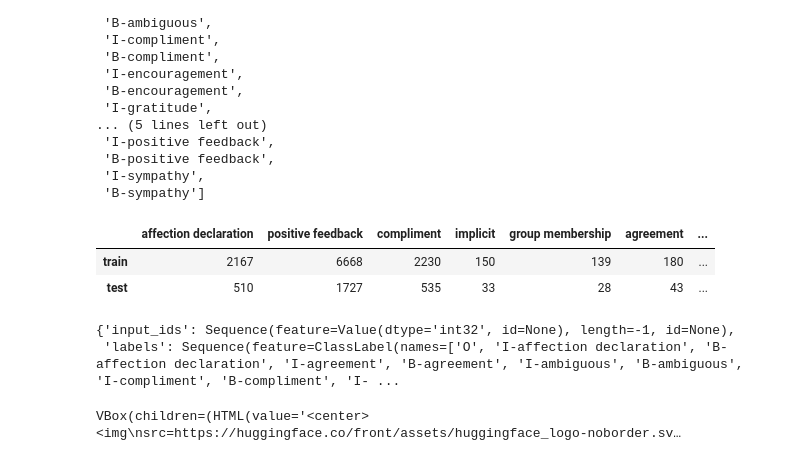
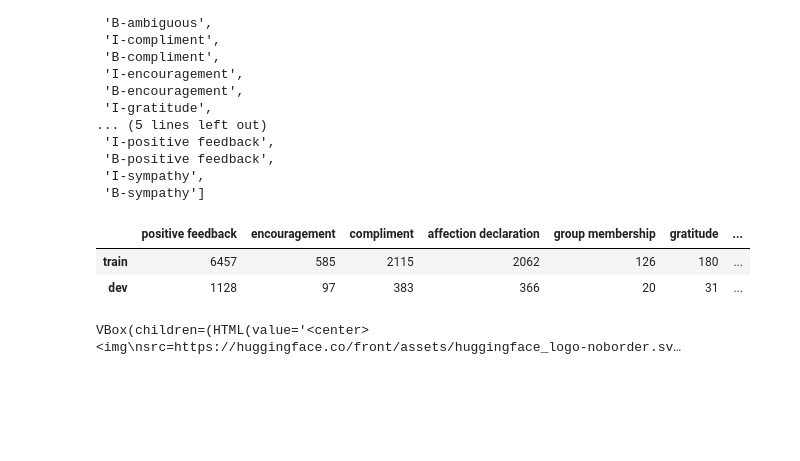
Before and after one commit to WiebkePetersen/GermevalFlausch, a Jupyter notebook: flausch_task2.ipynb, the cells around one changed output. Drawn from its saved outputs; the diff is of its cells as text; code cells hidden in the pictures; blank space fills up the shorter version.

Commit message:
test and train sets as json not csv files

```diff
--- a/flausch_task2.ipynb
+++ b/flausch_task2.ipynb
@@ -71,3 +195,8 @@ test_task2.to_csv(path + "test_task2.csv", index=False, encoding='utf-8')
 # %%
-data = pd.read_csv(path + "train_task1.csv", encoding='utf-8')
-data2 = pd.read_csv(path + "train_task2.csv", encoding='utf-8')
+import pandas as pd
+import os
+import sys
+import numpy as np
+
+# work with the train data only
+data = pd.read_json(path + "train_task1.json")
@@ -262,7 +276,7 @@ def align_labels_with_tokens(tokenizer, data, tag2id):
 
     return tokenized_input["input_ids"], label_ids
 # %%
-i=3
+i=4
 input_ids, label_ids = align_labels_with_tokens(tokenizer, dataflausch.loc[i], tag2id)
 ex_spans = dataflausch["spans"][i]
 
@@ -311,8 +325,6 @@ for idx, row in dataflausch.iterrows():
 
 print("Alle Texte erfolgreich vorverarbeitet.")
 print(f"Anzahl vorbereiteter Beispiele: {len(all_input_ids)}")
-
-
 
 max_label_id = max(id2tag.keys())
 id2tag_ordered_list = [None] * (max_label_id + 1) # Erstelle eine Liste der richtigen Größe
@@ -348,25 +360,20 @@ print(f"Token (decoded): {[tokenizer.decode(t) for t in first_input_ids]}")
 print(f"Labels (decoded): {[id2tag[l] for l in first_labels_ids]}")
 
 
-# Teile das Dataset in Trainings- Dev- und Testsets auf (80% Training, 10% Development, 10% Test)
-split_dataset = prepared_dataset.train_test_split(test_size=0.2, seed=42)
+# Teile das Dataset in Trainings- und Devsets auf (85% Training, 15% Development)
+# Remember the current dataset is 90% of the original one. 10% test data have been already set aside
+split_dataset = prepared_dataset.train_test_split(test_size=0.15, seed=42)
 train_dataset = split_dataset['train']
-dev_test_dataset = split_dataset['test']
-# Teile das Dev-Testset weiter in Dev und Test (50% Dev, 50% Test)
-dev_test_split = dev_test_dataset.train_test_split(test_size=0.5, seed=42)
-dev_dataset = dev_test_split['train']
-test_dataset = dev_test_split['test']
+dev_dataset = split_dataset['test']
 
 # create one datasetdict for train, dev and test
 from datasets import DatasetDict
 dataset_dict = DatasetDict({
     'train': train_dataset,
     'dev': dev_dataset,
-    'test': test_dataset
 })
 
 print(f"\nTrainingsdatensatzgröße: {len(train_dataset)}")
 print(f"Entwicklungsdatensatzgröße: {len(dev_dataset)}")
-print(f"Testdatensatzgröße: {len(test_dataset)}")
 # %% [output]
 Beginne mit der Vorverarbeitung des DataFrames...
@@ -416,41 +424,36 @@ dataset_dict["train"].features["labels"].feature.names
 # %%
 from collections import defaultdict, Counter
 
 retrieved_id2tag_ordered_list = train_dataset.features['labels'].feature.names
 
 # Initialisiere das Dictionary, um die Häufigkeiten zu speichern
 split2freqs = defaultdict(Counter)
 
 
 # Iteriere durch die Splits
-for split_name, dataset_split in split_dataset.items():
+for split_name, dataset_split in dataset_dict.items():
     # Iteriere durch jedes Beispiel im aktuellen Dataset-Split
     for example in dataset_split:
         label_ids_for_example = example['labels']
         for label_id in label_ids_for_example:
             # Konvertiere die numerische Label-ID zurück in den String-Tag
             tag_str = retrieved_id2tag_ordered_list[label_id]
 
             # Prüfe, ob es sich um einen "B-" Tag handelt
             if tag_str.startswith("B-"):
                 # Extrahiere den eigentlichen Entitätstyp (z.B. "ORG" aus "B-ORG")
                 tag_type = tag_str.split("-")[1]
                 # Inkrementiere den Zähler für diesen Split und diesen Entitätstyp
                 split2freqs[split_name][tag_type] += 1
 
 # Erstelle ein Pandas DataFrame aus den gesammelten Häufigkeiten für eine bessere Übersicht
 label_frequency_df = pd.DataFrame.from_dict(split2freqs, orient="index").fillna(0).astype(int)
 
 label_frequency_df
 # %% [output]
-|  | affection declaration | positive feedback | compliment | implicit | group membership | agreement | ... |
-| train | 2167 | 6668 | 2230 | 150 | 139 | 180 | ... |
-| test | 510 | 1727 | 535 | 33 | 28 | 43 | ... |
+|  | positive feedback | encouragement | compliment | affection declaration | group membership | gratitude | ... |
+| train | 6457 | 585 | 2115 | 2062 | 126 | 180 | ... |
+| dev | 1128 | 97 | 383 | 366 | 20 | 31 | ... |
-# %%
-dataset_dict["test"].features
-# %% [output]
-{'input_ids': Sequence(feature=Value(dtype='int32', id=None), length=-1, id=None),
- 'labels': Sequence(feature=ClassLabel(names=['O', 'I-affection declaration', 'B-affection declaration', 'I-agreement', 'B-agreement', 'I-ambiguous', 'B-ambiguous', 'I-compliment', 'B-compliment', 'I- ...
 # %%
 # huggingface login
 from huggingface_hub import login
```
Also changed, not shown: parts of 50 cells of this notebook, 8 other files.
